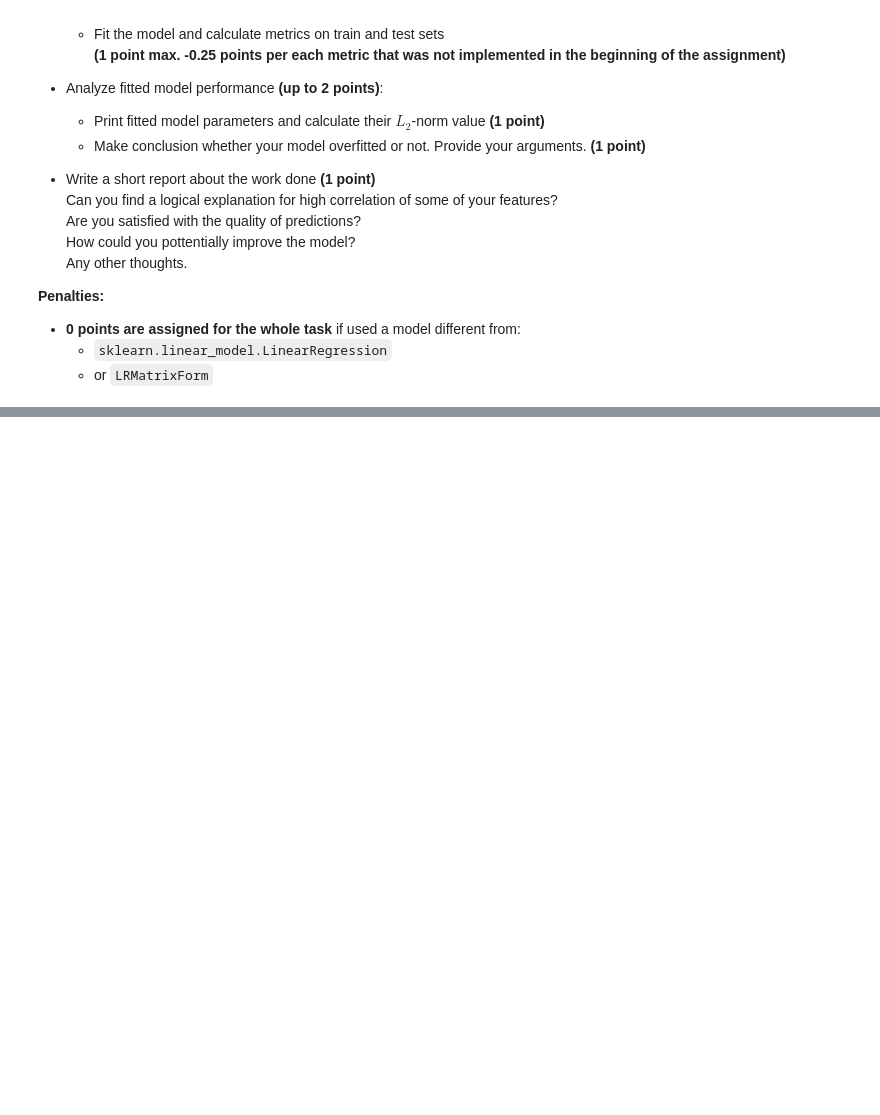
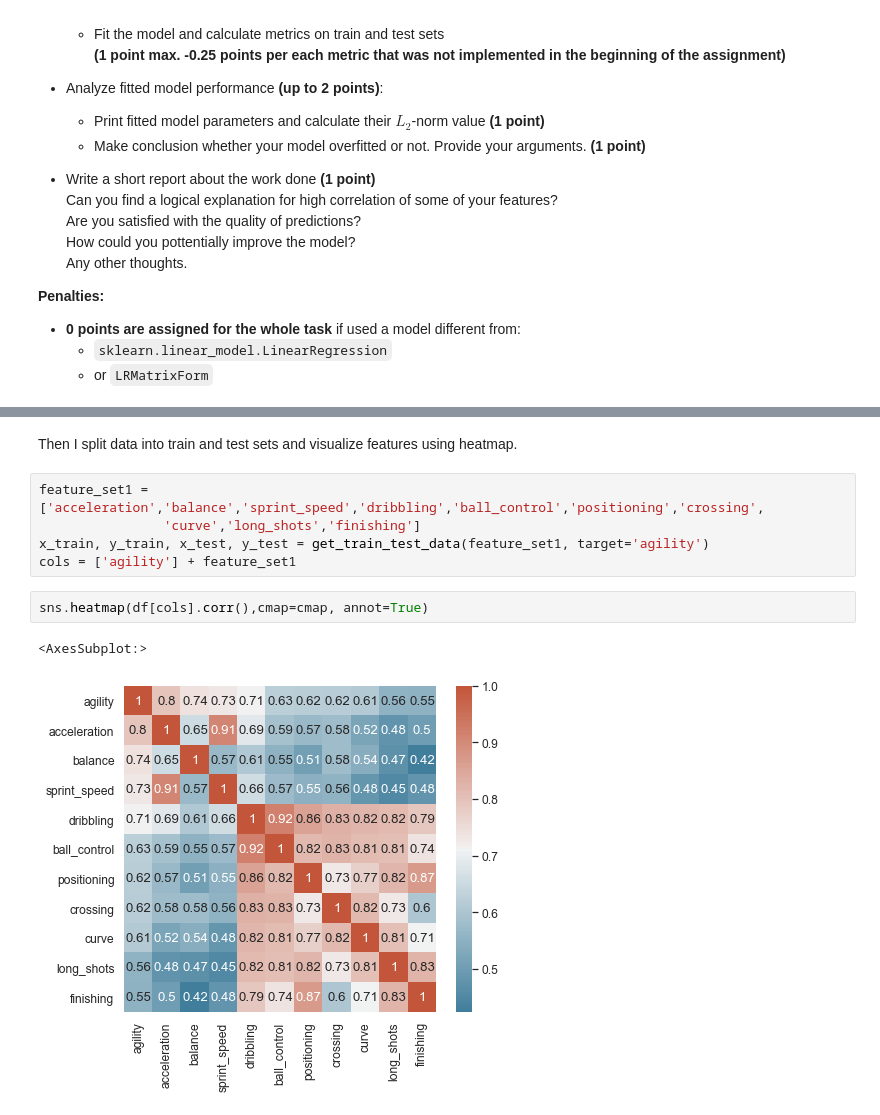
Before and after one commit to masha-mcr/ml-intro-linear-regression, a Jupyter notebook: linear_regression.ipynb, the cells around one changed output, grey strips where cells are left out. Saved outputs shown, nothing was run; the diff lists cells and outputs as text; blank space fills up the shorter version.

```diff
--- a/linear_regression.ipynb
+++ b/linear_regression.ipynb
@@ -1588,0 +1633,12 @@ Steps you need to follow:
+# %% [markdown]
+Then I split data into train and test sets and visualize features using heatmap.
+# %%
+feature_set1 = ['acceleration','balance','sprint_speed','dribbling','ball_control','positioning','crossing',
+                'curve','long_shots','finishing']
+x_train, y_train, x_test, y_test = get_train_test_data(feature_set1, target='agility')
+cols = ['agility'] + feature_set1
+# %%
+sns.heatmap(df[cols].corr(),cmap=cmap, annot=True)
+# %% [output]
+<AxesSubplot:>
+[figure, added]
```
Also changed, not shown: parts of 67 cells of this notebook.
